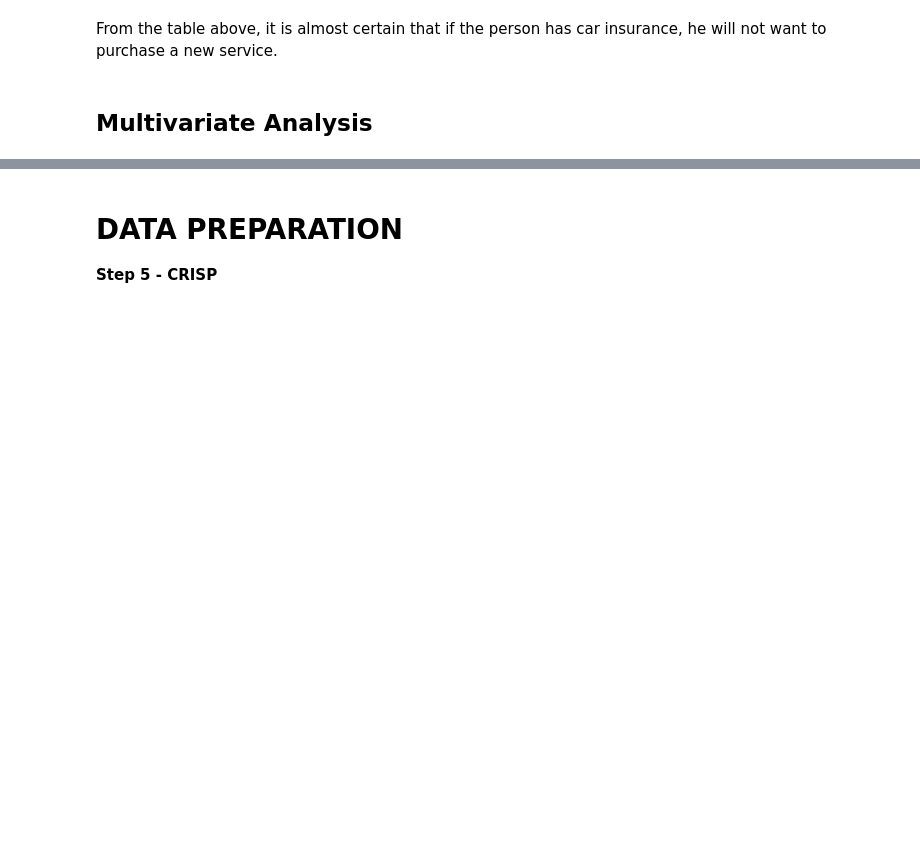
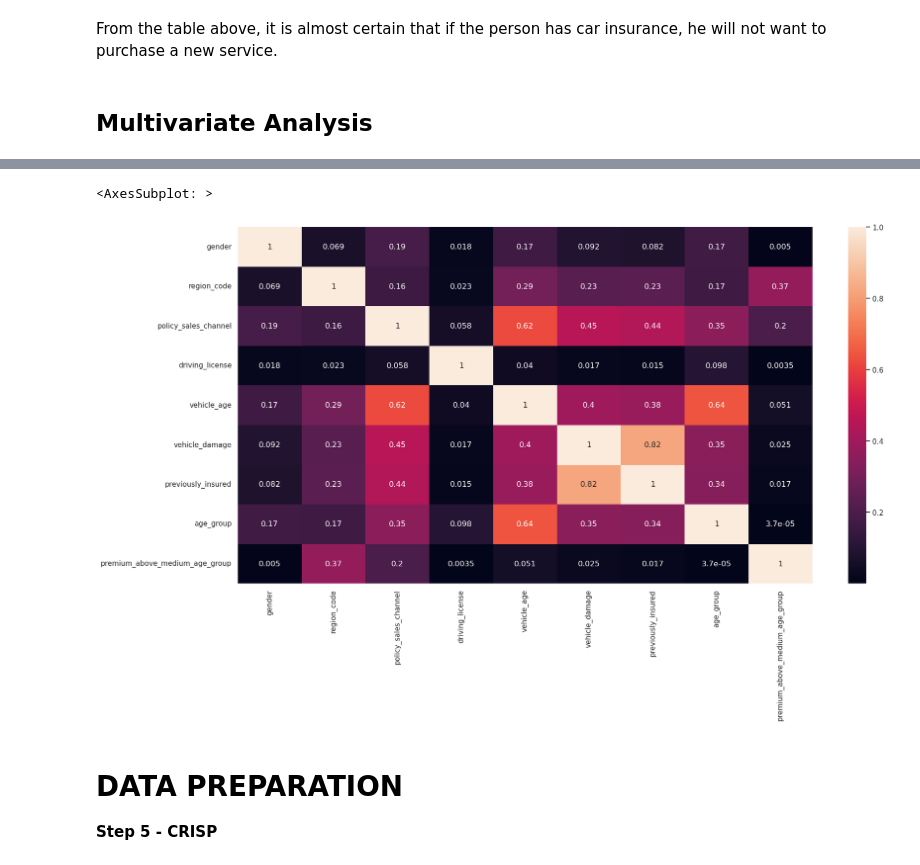
Before and after one commit to danieltodaDS/Health-Insurance-Cross-Sell, a Jupyter notebook: notebooks/1.0_dhrt_health_insurance_cross_sell.ipynb, the cells around one changed output, grey strips where cells are left out. Cells and saved outputs as stored; diff of their text form; code cells hidden in the pictures; blank space fills up the shorter version.

```diff
--- a/notebooks/1.0_dhrt_health_insurance_cross_sell.ipynb
+++ b/notebooks/1.0_dhrt_health_insurance_cross_sell.ipynb
@@ -141,6 +142,22 @@ def recall_at_k (data, k=2000):
     data['recall_at_k'] = data['response'].cumsum() / sum(data['response'])
 
     return data.loc[k,'recall_at_k']
+
+
+def cramer_v (x,y):
+
+    cm = pd.crosstab(x,y).values
+    n = cm.sum()
+    r,k = cm.shape
+
+    # chi2
+    chi2 = ss.chi2_contingency(cm)[0]
+    chi2corr = max(0, chi2 - (k-1)* (r-1)/(n-1))
+
+    kcorr = k - (k-1)**2/(n-1)
+    rcorr = r - (r-1)**2/(n-1)
+
+    return np.sqrt ( (chi2corr/n) / (min (kcorr-1 , rcorr-1)))
 # %% [output]
 %pylab is deprecated, use %matplotlib inline and import the required libraries.
 Populating the interactive namespace from numpy and matplotlib
@@ -937,3 +960,29 @@ sns.boxplot(data=aux1, x='response', y='vintage');
+# %%
+# calculate cramer_v
+
+cat_list = cat.columns.tolist()
+
+dict_attribute = {}
+
+for attribute in cat_list:
+
+    attribute_list = []
+
+    for index, value in enumerate (cat_list):
+
+        attribute_list.append(cramer_v(cat[attribute], cat[value]))
+
+        dict_attribute[attribute] = attribute_list
+
+
+final_dataset = pd.DataFrame(dict_attribute)
+
+final_dataset = final_dataset.set_index(final_dataset.columns)
+
+sns.heatmap(final_dataset, annot = True)
+# %% [output]
+<AxesSubplot: >
+[figure, added]
 # %%
 path = '/home/daniel/repos/pa04_health_insurance_cross_sell/data/interim/eda.csv'
 
```
Also changed, not shown: parts of 9 cells of this notebook, 1 other file.
